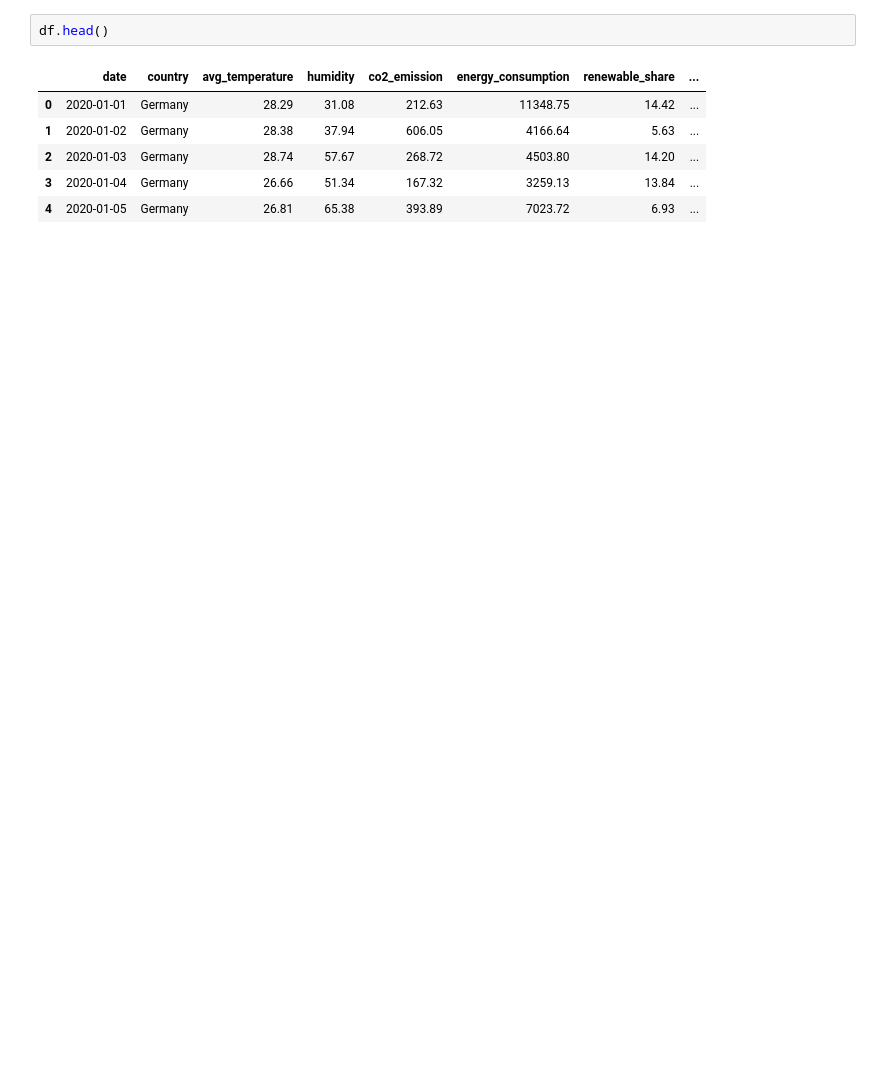
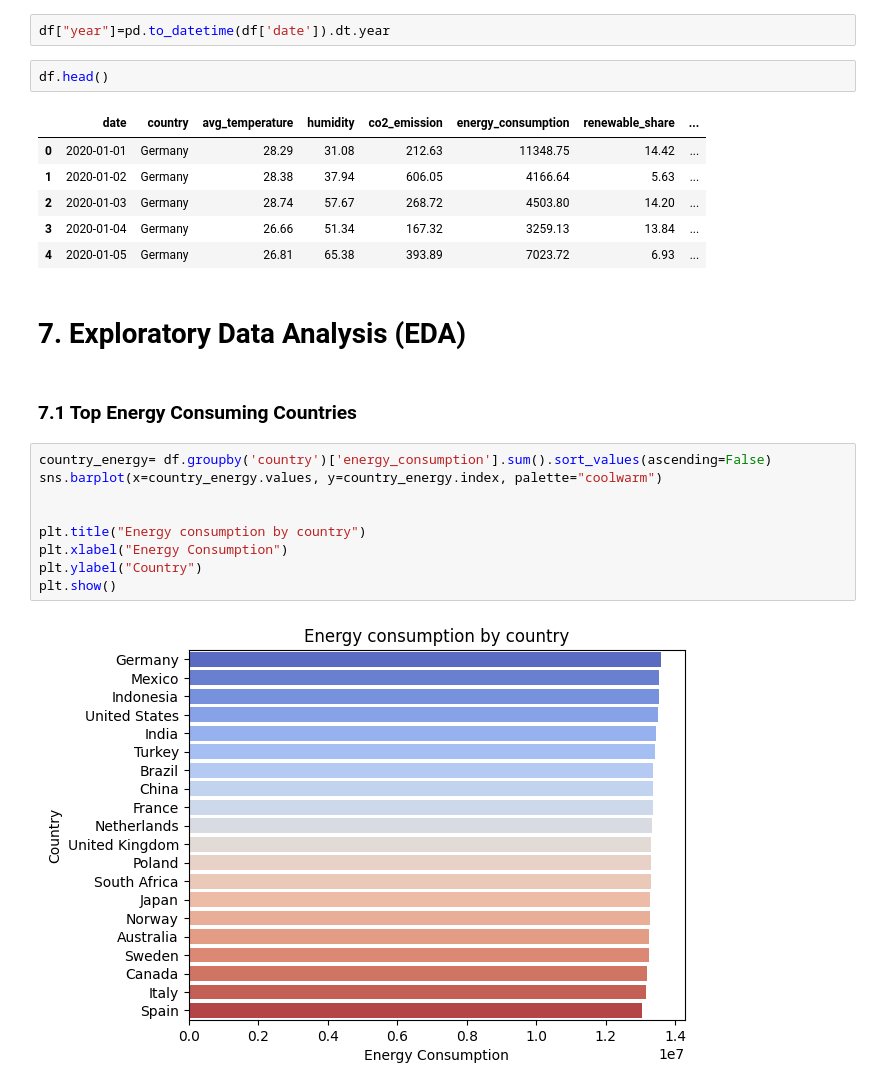
Before and after one commit to Akashsoni2004/global-energy-analysis, a Jupyter notebook: notebooks/Global_Energy_Consumption.ipynb, the cells around one changed output. Drawn from its saved outputs; the diff is of its cells as text; blank space fills up the shorter version.

Commit message:
Performed EDA and added visualisation graphs

```diff
--- a/notebooks/Global_Energy_Consumption.ipynb
+++ b/notebooks/Global_Energy_Consumption.ipynb
@@ -145,3 +147,5 @@ df["co2_per_capita"] = (df["co2_emission"] / df["urban_population"])
+# %%
+df["year"]=pd.to_datetime(df['date']).dt.year
 # %%
 df.head()
 # %% [output]
@@ -151,3 +155,18 @@ df.head()
 | 2 | 2020-01-03 | Germany | 28.74 | 57.67 | 268.72 | 4503.80 | 14.20 | ... |
 | 3 | 2020-01-04 | Germany | 26.66 | 51.34 | 167.32 | 3259.13 | 13.84 | ... |
 | 4 | 2020-01-05 | Germany | 26.81 | 65.38 | 393.89 | 7023.72 | 6.93 | ... |
+# %% [markdown]
+# 7. Exploratory Data Analysis (EDA)
+# %% [markdown]
+### 7.1 Top Energy Consuming Countries
+# %%
+country_energy= df.groupby('country')['energy_consumption'].sum().sort_values(ascending=False)
+sns.barplot(x=country_energy.values, y=country_energy.index, palette="coolwarm")
+
+
+plt.title("Energy consumption by country")
+plt.xlabel("Energy Consumption")
+plt.ylabel("Country")
+plt.show()
+# %% [output]
+[figure, added]
```
Also changed, not shown: parts of 7 cells of this notebook.
